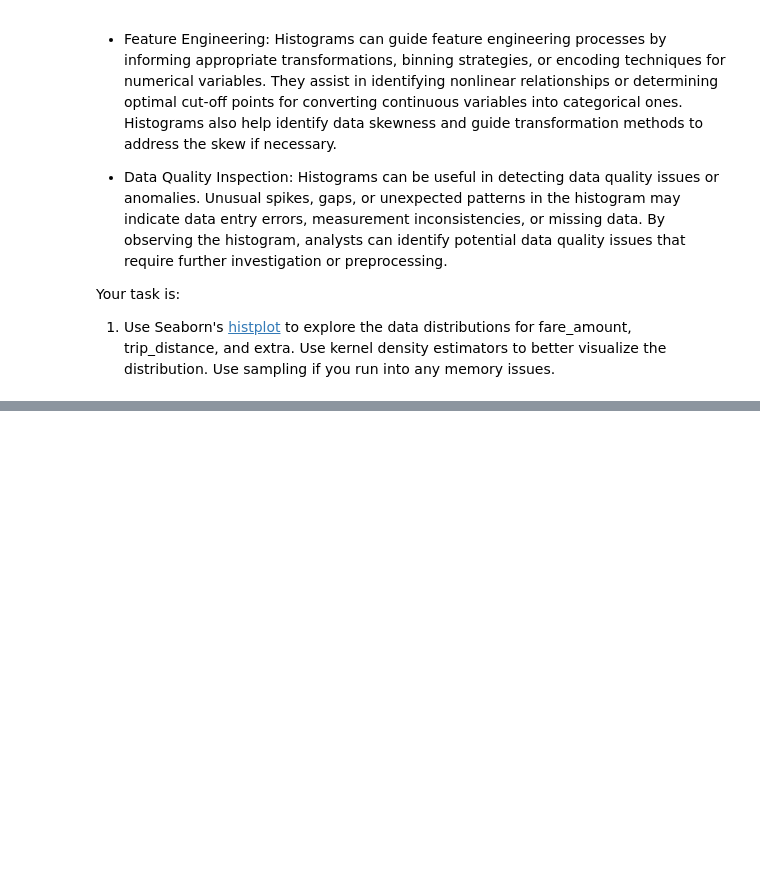
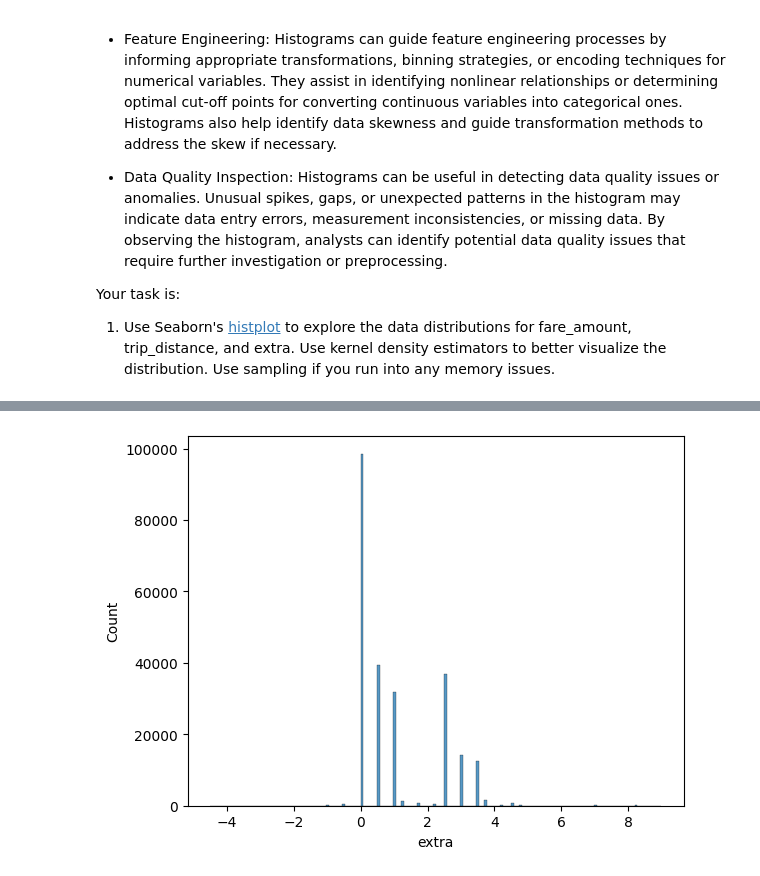
Before and after one commit to beltranster/mbm, a Jupyter notebook: Student_MLE_MiniProject_EDA.ipynb, the cells around one changed output, grey strips where cells are left out. Cells and saved outputs as stored; diff of their text form; code cells hidden in the pictures; blank space fills up the shorter version.

```diff
--- a/Student_MLE_MiniProject_EDA.ipynb
+++ b/Student_MLE_MiniProject_EDA.ipynb
@@ -240,3 +286,9 @@ Your task is:
+# %%
+sns.histplot(data=dffrac, x="extra")
+#plt.xlim(-20,50)
+plt.show()
+# %% [output]
+[figure, added]
 # %%
 from google.colab import drive
 drive.mount('/content/drive')
```
Also changed, not shown: parts of 10 cells of this notebook.
